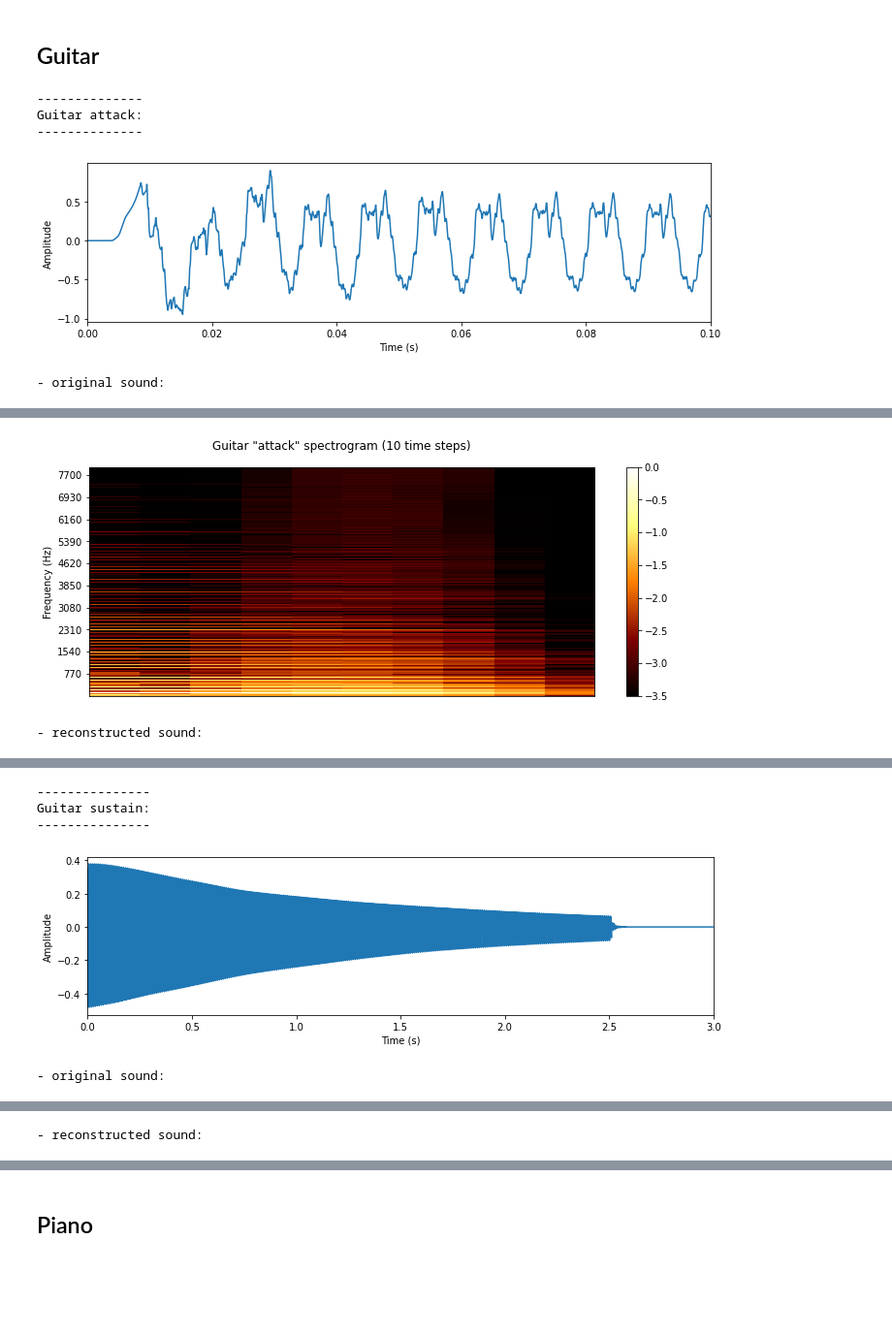
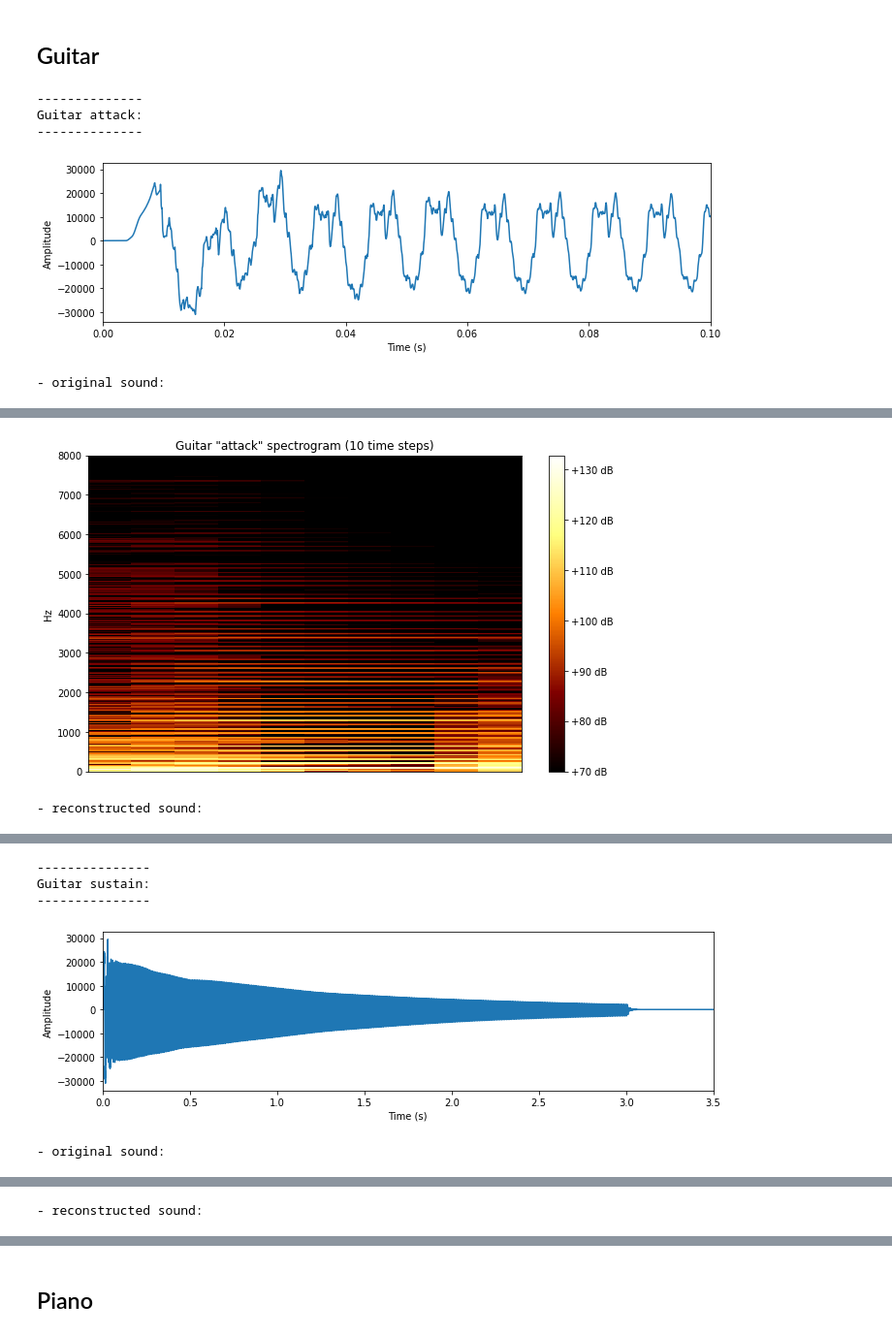
Before and after one commit to JulianFerry/deep-music, a Jupyter notebook: notebooks/spectrogram_analysis.ipynb, the cells around one changed output, grey strips where cells are left out. Shown at 97% size. Drawn from its saved outputs; the diff is of its cells as text; code cells hidden in the pictures; blank space fills up the shorter version.

```diff
--- a/notebooks/spectrogram_analysis.ipynb
+++ b/notebooks/spectrogram_analysis.ipynb
@@ -27,39 +36,43 @@ The grand piano tone:
+# %%
+def spectrogram_analysis(audiofile, params):
+    for p in params:
+        boxprint(p['print'])
+        # Load and play audio
+        audiofile.reload_audio()
+        audiofile.trim_audio(p['start'], p['end'])
+        audiofile.plot_audio()
+        print('- original sound:')
+        audiofile.play_audio()
+        # Create spectrogram and reconstruct audio
+        audiofile.audio_to_spectrogram(p['time_intervals'])
+        audiofile.plot_spectrogram(audiofile.spectrogram, spec_thresh=p['spec_thresh'],
+                                   max_freq=-1, title=p['title'])
+        print('- reconstructed sound:')
+        audiofile.spectrogram_to_audio(audiofile.spectrogram)
 # %% [markdown]
 ## Guitar
 # %%
 # Guitar
-params = [
-    {'start': 0, 'end': 0.1, 'time_intervals': 10, 'spec_thresh': 3.5, 'max_freq': -1,
+guitar_params = [
+    {'start': 0, 'end': 0.1, 'time_intervals': 10, 'spec_thresh': 70,
      'print': 'Guitar attack:', 'title': 'Guitar "attack" spectrogram (10 time steps)'},
-    {'start': 0.5, 'end': 3.5, 'time_intervals': 1, 'spec_thresh': 4, 'max_freq': -1,
+    {'start': 0, 'end': 3.5, 'time_intervals': 1, 'spec_thresh': 70,
      'print': 'Guitar sustain:', 'title': 'Guitar "sustain" spectrogram (1 time step)'}
 ]
-for p in params:
-    boxprint(p['print'])
-    # Load and play audio
-    guitar.trim_audio(p['start'], p['end'])
-    guitar.plot_audio()
-    print('- original sound:')
-    guitar.play_audio()
-    # Create spectrogram and reconstruct audio
-    guitar.audio_to_spectrogram(p['time_intervals'], p['spec_thresh'])
-    guitar.plot_spectrogram(guitar.spectrogram, max_freq=p['max_freq'],
-                            title=p['title'], figsize=(10, 4))
-    print('- reconstructed sound:')
-    guitar.spectrogram_to_audio(guitar.spectrogram)
+spectrogram_analysis(guitar, guitar_params)
 # %% [output]
 --------------
 Guitar attack:
 --------------
-[figure, old version]
+[figure, new version]
 - original sound:
 [interactive output not drawn]
-[figure, old version]
+[figure, new version]
 - reconstructed sound:
 [interactive output not drawn]
 ---------------
 Guitar sustain:
 ---------------
-[figure, old version]
+[figure, new version]
 - original sound:
 [interactive output not drawn]
```
Also changed, not shown: parts of 21 cells of this notebook, 6 other files.
